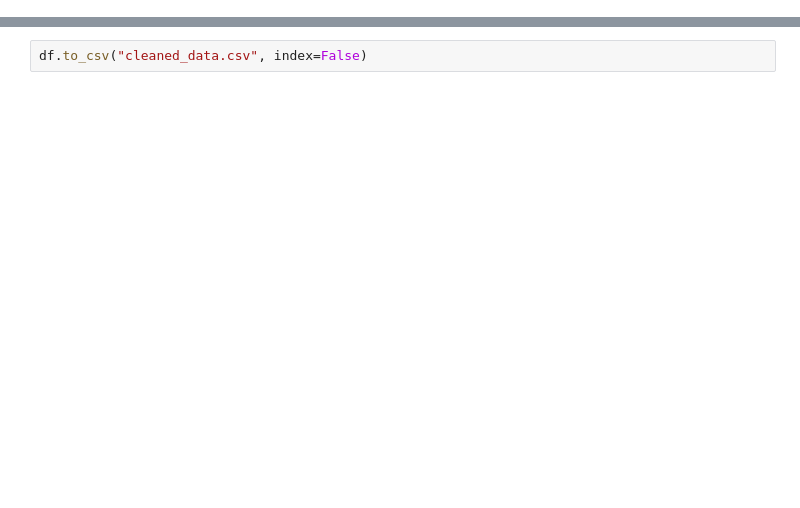
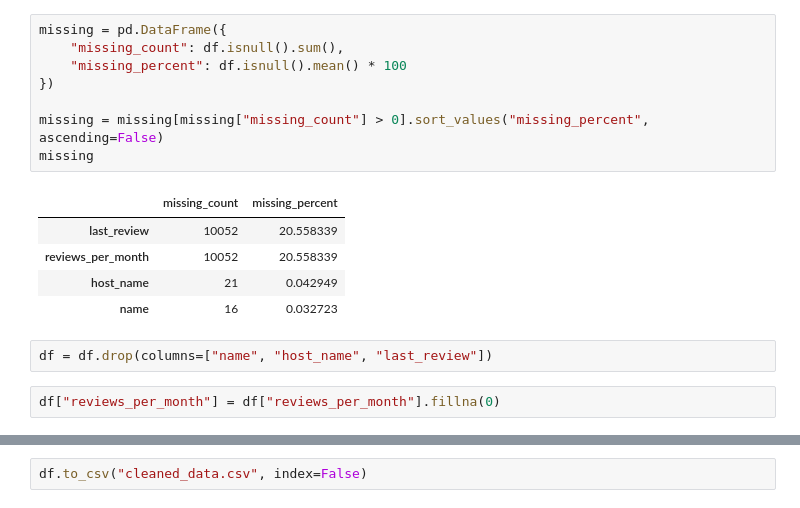
Before and after one commit to Darconshal/5243-Project-4, a Jupyter notebook: Data_Cleaning.ipynb, the cells around one changed output, grey strips where cells are left out. Cells and saved outputs as stored; diff of their text form; blank space fills up the shorter version.

```diff
--- a/Data_Cleaning.ipynb
+++ b/Data_Cleaning.ipynb
@@ -183,0 +39,18 @@ dtype: int64
+# %%
+missing = pd.DataFrame({
+    "missing_count": df.isnull().sum(),
+    "missing_percent": df.isnull().mean() * 100
+})
+
+missing = missing[missing["missing_count"] > 0].sort_values("missing_percent", ascending=False)
+missing
+# %% [output]
+|  | missing_count | missing_percent |
+| last_review | 10052 | 20.558339 |
+| reviews_per_month | 10052 | 20.558339 |
+| host_name | 21 | 0.042949 |
+| name | 16 | 0.032723 |
+# %%
+df = df.drop(columns=["name", "host_name", "last_review"])
+# %%
+df["reviews_per_month"] = df["reviews_per_month"].fillna(0)
```
Also changed, not shown: parts of 40 cells of this notebook.
